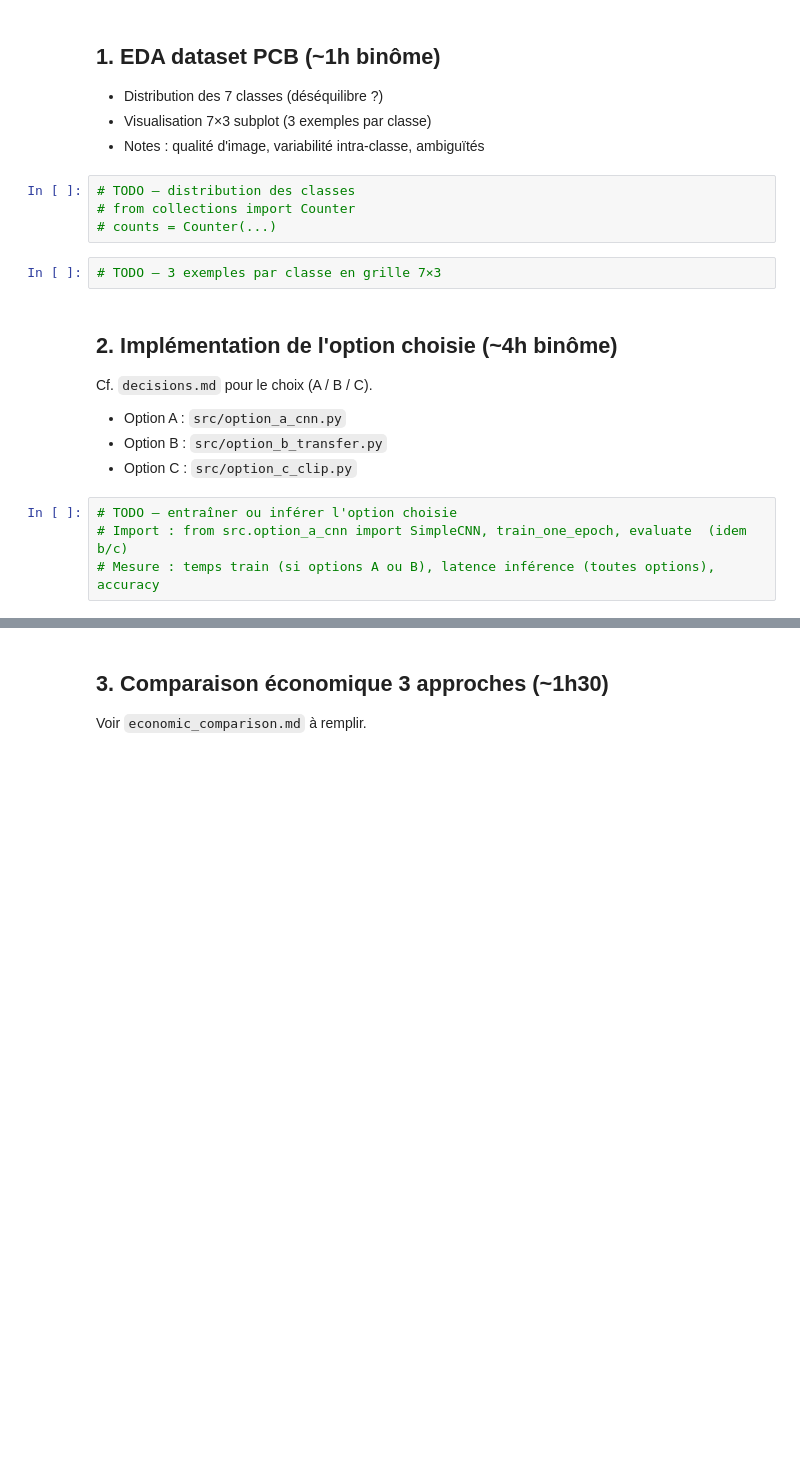
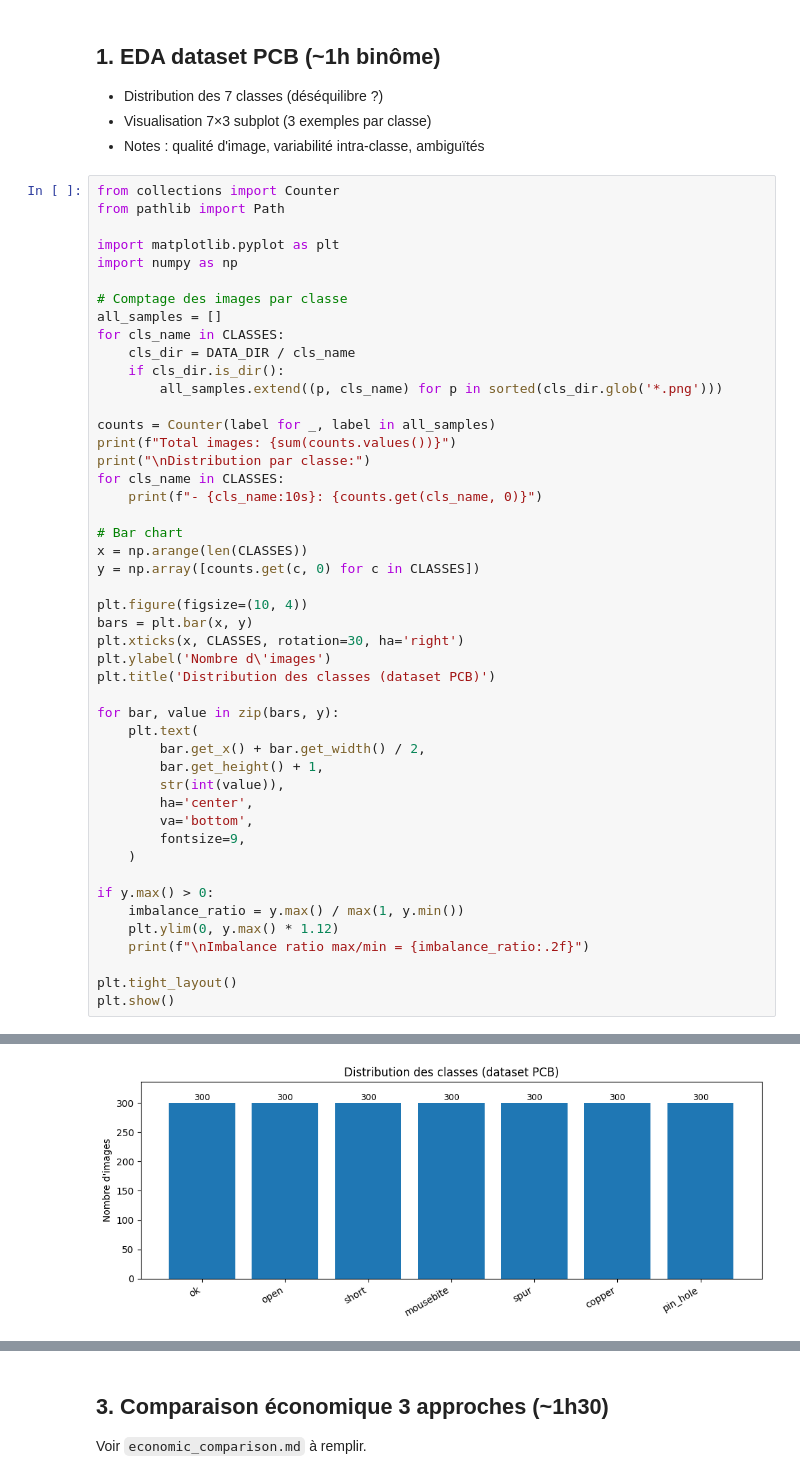
Before and after one commit to userZku/M4-B2-pcb-theo-romain, a Jupyter notebook: notebooks/M4-B2_theo-romain.ipynb, the cells around one changed output, grey strips where cells are left out. Saved outputs shown, nothing was run; the diff lists cells and outputs as text; blank space fills up the shorter version.

```diff
--- a/notebooks/M4-B2_theo-romain.ipynb
+++ b/notebooks/M4-B2_theo-romain.ipynb
@@ -30,21 +82,51 @@ Device : cpu
 - Distribution des 7 classes (déséquilibre ?)
 - Visualisation 7×3 subplot (3 exemples par classe)
 - Notes : qualité d'image, variabilité intra-classe, ambiguïtés
-# %%
-# TODO — distribution des classes
-# from collections import Counter
-# counts = Counter(...)
-# %%
-# TODO — 3 exemples par classe en grille 7×3
-# %% [markdown]
-## 2. Implémentation de l'option choisie (~4h binôme)
-
-Cf. `decisions.md` pour le choix (A / B / C).
-
-- Option A : `src/option_a_cnn.py`
-- Option B : `src/option_b_transfer.py`
-- Option C : `src/option_c_clip.py`
-# %%
-# TODO — entraîner ou inférer l'option choisie
-# Import : from src.option_a_cnn import SimpleCNN, train_one_epoch, evaluate  (idem b/c)
-# Mesure : temps train (si options A ou B), latence inférence (toutes options), accuracy
+# %%
+from collections import Counter
+from pathlib import Path
+
+import matplotlib.pyplot as plt
+import numpy as np
+
+# Comptage des images par classe
+all_samples = []
+for cls_name in CLASSES:
+    cls_dir = DATA_DIR / cls_name
+    if cls_dir.is_dir():
+        all_samples.extend((p, cls_name) for p in sorted(cls_dir.glob('*.png')))
+
+counts = Counter(label for _, label in all_samples)
+print(f"Total images: {sum(counts.values())}")
+print("\nDistribution par classe:")
+for cls_name in CLASSES:
+    print(f"- {cls_name:10s}: {counts.get(cls_name, 0)}")
+
+# Bar chart
+x = np.arange(len(CLASSES))
+y = np.array([counts.get(c, 0) for c in CLASSES])
+
+plt.figure(figsize=(10, 4))
+bars = plt.bar(x, y)
+plt.xticks(x, CLASSES, rotation=30, ha='right')
+plt.ylabel('Nombre d\'images')
+plt.title('Distribution des classes (dataset PCB)')
+
+for bar, value in zip(bars, y):
+    plt.text(
+        bar.get_x() + bar.get_width() / 2,
+        bar.get_height() + 1,
+        str(int(value)),
+        ha='center',
+        va='bottom',
+        fontsize=9,
+    )
+
+if y.max() > 0:
+    imbalance_ratio = y.max() / max(1, y.min())
+    plt.ylim(0, y.max() * 1.12)
+    print(f"\nImbalance ratio max/min = {imbalance_ratio:.2f}")
+
+plt.tight_layout()
+plt.show()
+# %% [output]
@@ -50,0 +145 @@ Cf. `decisions.md` pour le choix (A / B / C).
+[figure, added]
```
Also changed, not shown: parts of 6 cells of this notebook.
